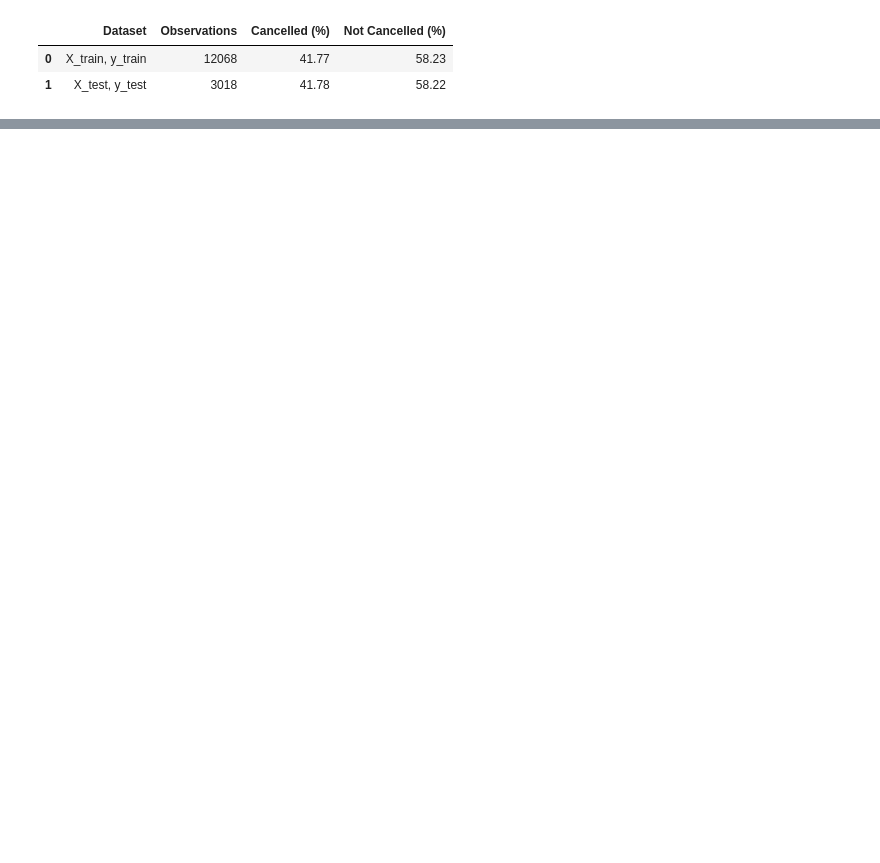
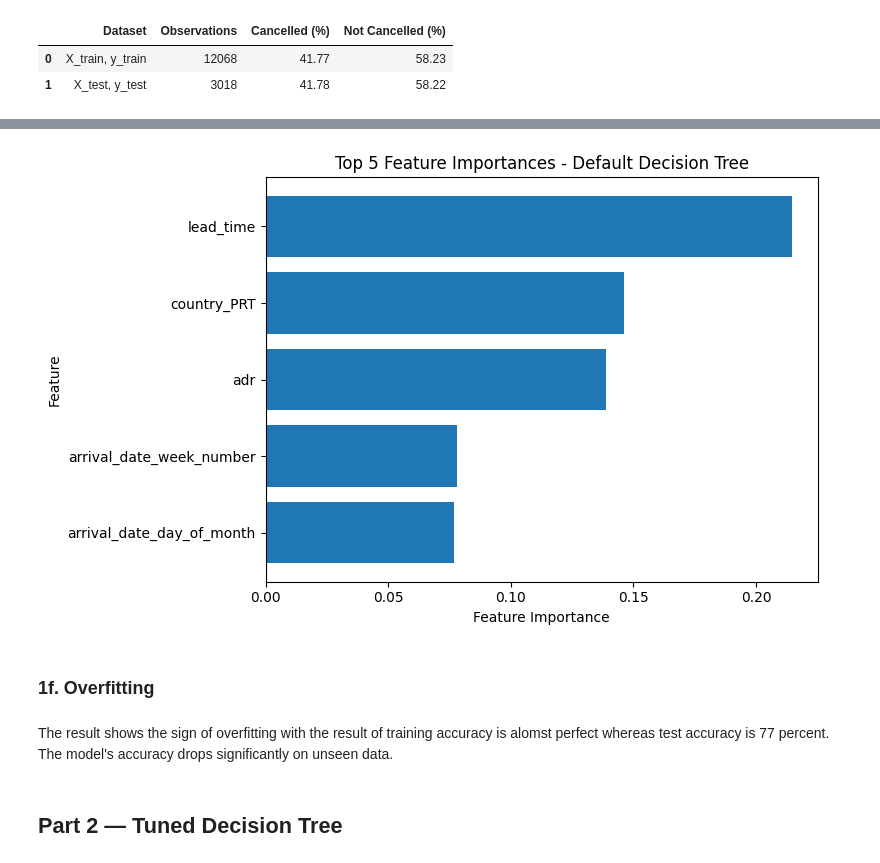
Before and after one commit to Matsuzaki-Yuta/CAB330_Assignment1, a Jupyter notebook: models/decision_tree.ipynb, the cells around one changed output, grey strips where cells are left out. Drawn from its saved outputs; the diff is of its cells as text; code cells hidden in the pictures; blank space fills up the shorter version.

Commit message:
start implement decision tree

```diff
--- a/models/decision_tree.ipynb
+++ b/models/decision_tree.ipynb
@@ -35,0 +79,3 @@ display(split_summary)
+# %%
+default_tree = DecisionTreeClassifier(random_state=42)
+default_tree = default_tree.fit(X_train, y_train)
@@ -35,0 +145,12 @@ display(split_summary)
+# %%
+importance_df = pd.DataFrame({
+    "Feature": X.columns,
+    "Importance": default_tree.feature_importances_
+})
+
+importance_df = importance_df.sort_values(
+    "Importance",
+    ascending=False
+)
+
+importance_df.head(5)
@@ -35,0 +164,20 @@ display(split_summary)
+# %%
+top5 = importance_df.head(5)
+
+plt.figure(figsize=(8, 5))
+plt.barh(top5["Feature"][::-1], top5["Importance"][::-1])
+
+plt.xlabel("Feature Importance")
+plt.ylabel("Feature")
+plt.title("Top 5 Feature Importances - Default Decision Tree")
+
+plt.tight_layout()
+plt.show()
+# %% [output]
+[figure, added]
+# %% [markdown]
+### 1f. Overfitting
+# %% [markdown]
+The result shows the sign of overfitting with the result of training accuracy is alomst perfect whereas test accuracy is 77 percent. The model's accuracy drops significantly on unseen data.
+# %% [markdown]
+## Part 2 — Tuned Decision Tree
```
Also changed, not shown: parts of 16 cells of this notebook, 6 other files.
